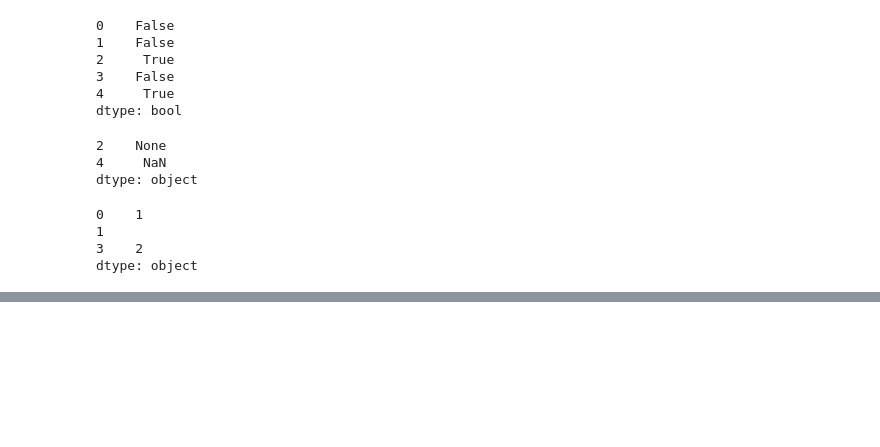
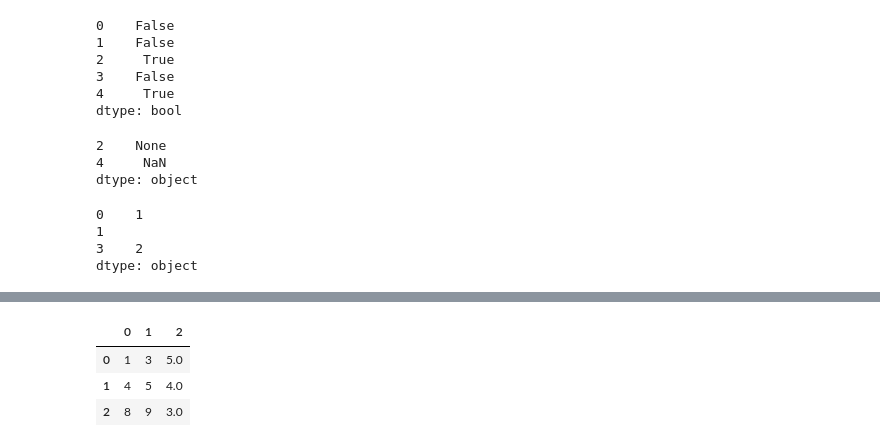
Before and after one commit to HABUDANHAYABK/ArewaDS-Machine-Learning, a Jupyter notebook: Data-Preparation/data_preparation.ipynb, the cells around one changed output, grey strips where cells are left out. Drawn from its saved outputs; the diff is of its cells as text; code cells hidden in the pictures; blank space fills up the shorter version.

```diff
--- a/Data-Preparation/data_preparation.ipynb
+++ b/Data-Preparation/data_preparation.ipynb
@@ -210,0 +298,5 @@ dtype: object
+# %%
+fill_with_mean = pd.DataFrame([[1, 3, 5],
+                               [4, 5, np.nan],
+                               [8, 9, 3]])
+print(fill_with_mean)
@@ -210,0 +312,2 @@ dtype: object
+# %%
+fill_with_mean[2].fillna(np.mean(fill_with_mean[2]), inplace=True)
@@ -210,0 +321,7 @@ dtype: object
+# %%
+fill_with_mean
+# %% [output]
+|  | 0 | 1 | 2 |
+| 0 | 1 | 3 | 5.0 |
+| 1 | 4 | 5 | 4.0 |
+| 2 | 8 | 9 | 3.0 |
```
Also changed, not shown: parts of 25 cells of this notebook.
